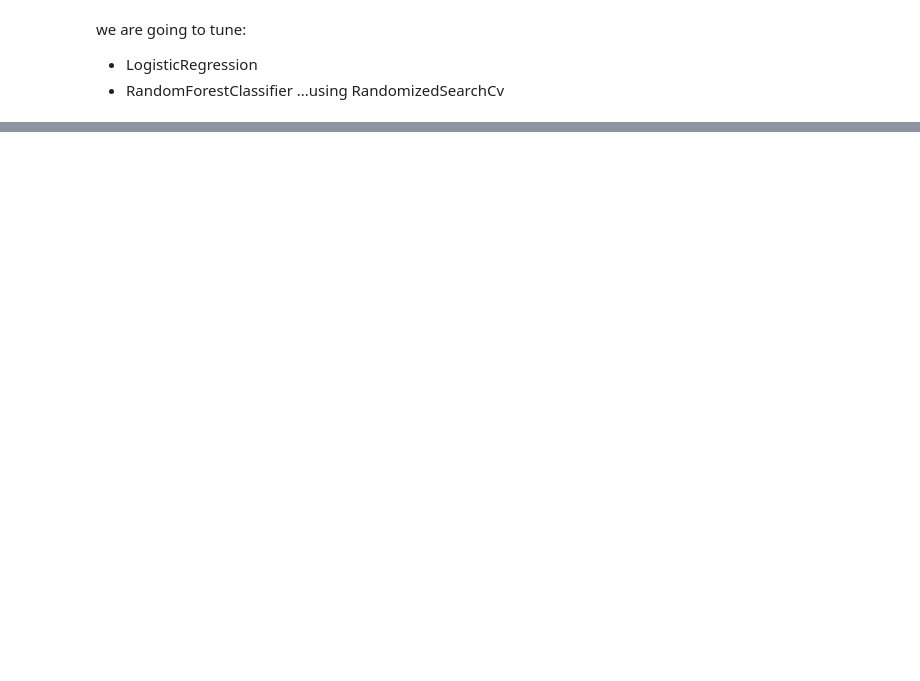
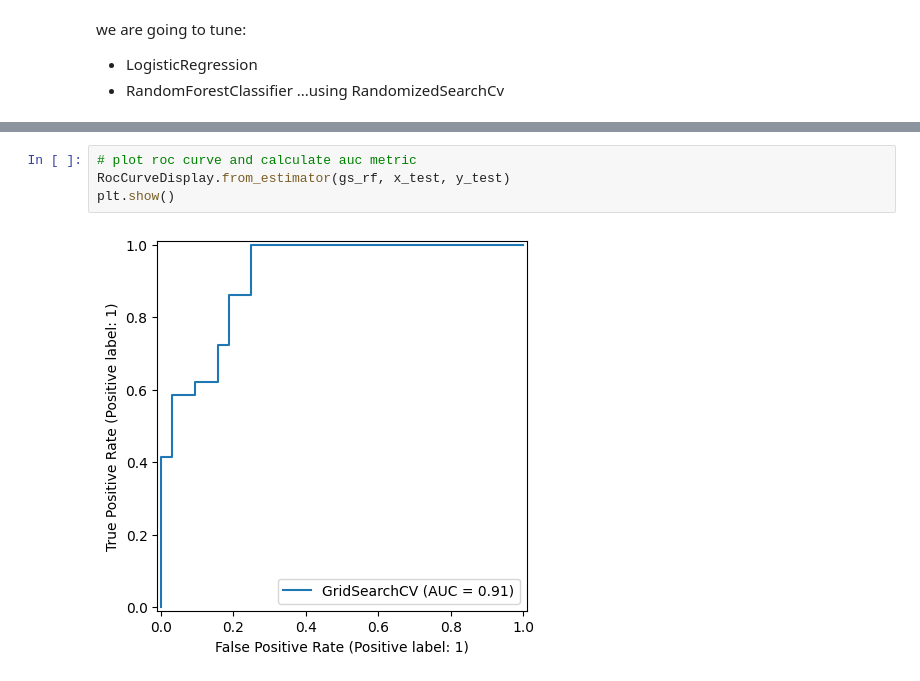
Before and after one commit to Kidist-c/Heart-Disease-ml-project, a Jupyter notebook: Notebooks/heart-disease.ipynb, the cells around one changed output, grey strips where cells are left out. Saved outputs shown, nothing was run; the diff lists cells and outputs as text; blank space fills up the shorter version.

```diff
--- a/Notebooks/heart-disease.ipynb
+++ b/Notebooks/heart-disease.ipynb
@@ -483,0 +519,6 @@ Fitting 5 folds for each of 27 candidates, totalling 135 fits
+# %%
+# plot roc curve and calculate auc metric
+RocCurveDisplay.from_estimator(gs_rf, x_test, y_test)
+plt.show()
+# %% [output]
+[figure, added]
```
Also changed, not shown: parts of 13 cells of this notebook.
